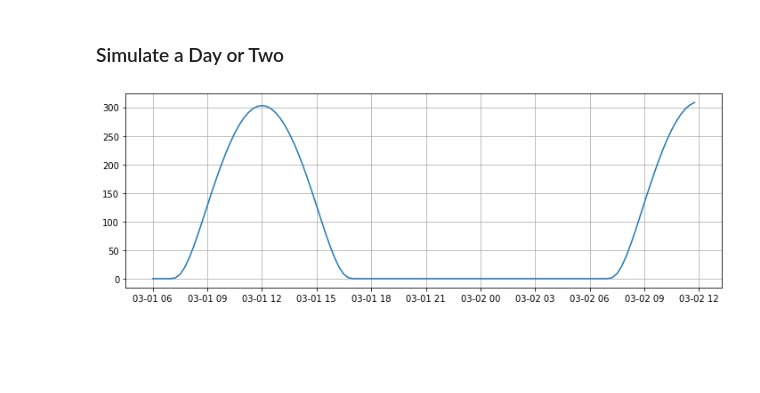
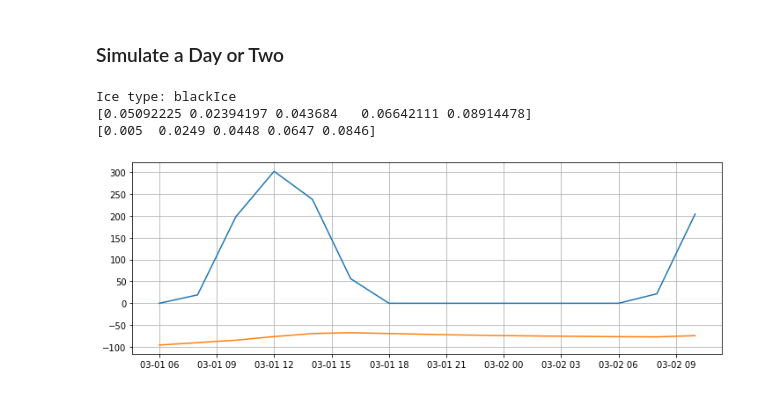
Before and after one commit to Henrikum/skrinning-stuff, a Jupyter notebook: notebooks/skrinning stuff.ipynb, the cells around one changed output. Drawn from its saved outputs; the diff is of its cells as text; code cells hidden in the pictures; blank space fills up the shorter version.

```diff
--- a/notebooks/skrinning stuff.ipynb
+++ b/notebooks/skrinning stuff.ipynb
@@ -125,10 +106,48 @@ for step in range(timeStepCount):
+# %%
+mySheet = IceSheet.IceSheet(iceType='blackIce', thickness=100.0, crystalSize=100.0)
+aEnv=[0.15, 0.75, 0.1]
+TEnv=[-2.0, -20.0, -270.]
+
+print(U[:5])  # doesn't really start from zero ...
+
+# get started
+S0 = solarpy.irradiance_on_plane(vnorm, alt, dateTimeStart, lat)
+A, B, b, U = mySheet.setupModel(IC=[-1.99, 0.], windSpeed=5., aEnv=aEnv, TEnv=TEnv, S0=S0, Nx=spatialNodeCount, Ny=timeStepCount)
+
+print(U[:5])  # doesn't really start from zero ...
+
+dateTimes = []
+S0s = []
+tSoln = []
+USoln = []
+for step in range(timeStepCount):
+    time = step*timeStep
+    clockHour = (6 + time/3600) % 24
+    dateTime = dateTimeStart + datetime.timedelta(seconds=+time)
+
+    U = np.linalg.solve(A, B.dot(U) + b)  # Note that the U on the right-hand side is the IC for this round's integration
+    if (clockHour % 2) == 0:
+        dateTimes.append(dateTime)
+        S0s.append(S0)
+        tSoln.append(clockHour)
+        USoln.append(U)
+
+    S0 = solarpy.irradiance_on_plane(vnorm, alt, dateTime, lat)
+    mySheet.setSourceVector(S0)
+    A, B, b = mySheet.applyBCs(aEnv, TEnv)
+    # output also: bIrradiance, porosity(z), ...
+# %% [output]
+Ice type: blackIce
+[0.05092225 0.02394197 0.043684   0.06642111 0.08914478]
+[0.005  0.0249 0.0448 0.0647 0.0846]
 # %%
 fig, ax = plt.subplots(1, 1, figsize=(12, 4))
 
-ax.plot(dateTime, S0)
+ax.plot(dateTimes, S0s)
+ax.plot(dateTimes, mySheet._T(USoln[:, 0])*100)
 ax.grid()
 # %% [output]
-[figure, old version]
+[figure, new version]
 # %%
 USoln = np.array(USoln)
 # %%
```
Also changed, not shown: parts of 7 cells of this notebook, 1 other file.
